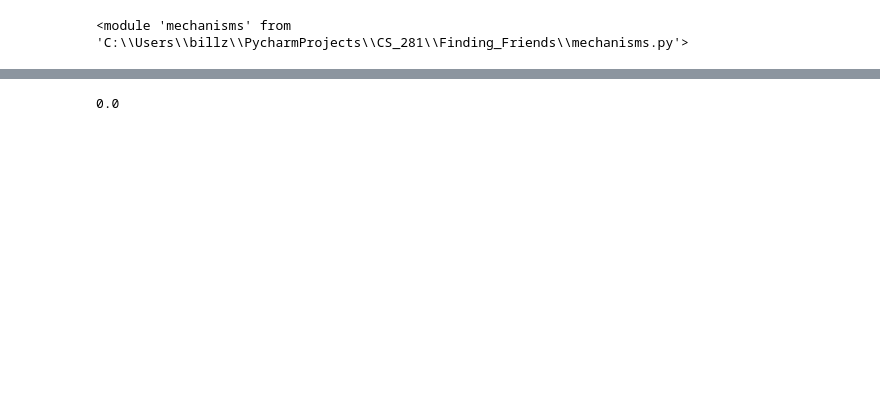
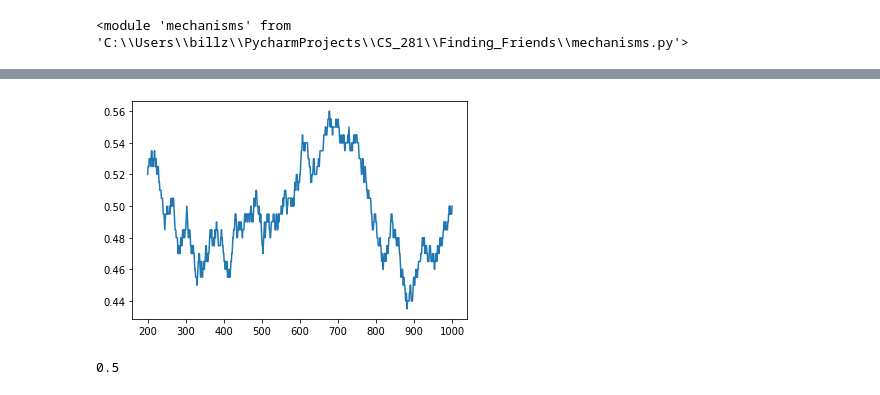
Before and after one commit to bzhang42/Finding_Friends, a Jupyter notebook: game_analysis.ipynb, the cells around one changed output, grey strips where cells are left out. Drawn from its saved outputs; the diff is of its cells as text; code cells hidden in the pictures; blank space fills up the shorter version.

```diff
--- a/game_analysis.ipynb
+++ b/game_analysis.ipynb
@@ -64,7 +65,17 @@ plt.show()
+# %%
+window = 200
+
+wins = torch.tensor(results[:, -1]) >= LVL_CAP
+wins = wins.unfold(0, window, 1).sum(1)
+wins = wins.type(torch.FloatTensor)
+plt.plot(np.arange(window, window+len(wins)), (wins / window).numpy())
+plt.show()
+# %% [output]
+[figure, added]
 # %%
-np.sum([results[i][-1] == 100 for i in range(len(results))]) / NUM_TRIALS
+np.sum([results[i][-1] >= LVL_CAP for i in range(len(results))]) / NUM_TRIALS
 # %% [output]
-0.0
+0.5
 # %%
 ff_agents[-1].skill
 # %% [output]
```
Also changed, not shown: parts of 6 cells of this notebook, 3 other files.
